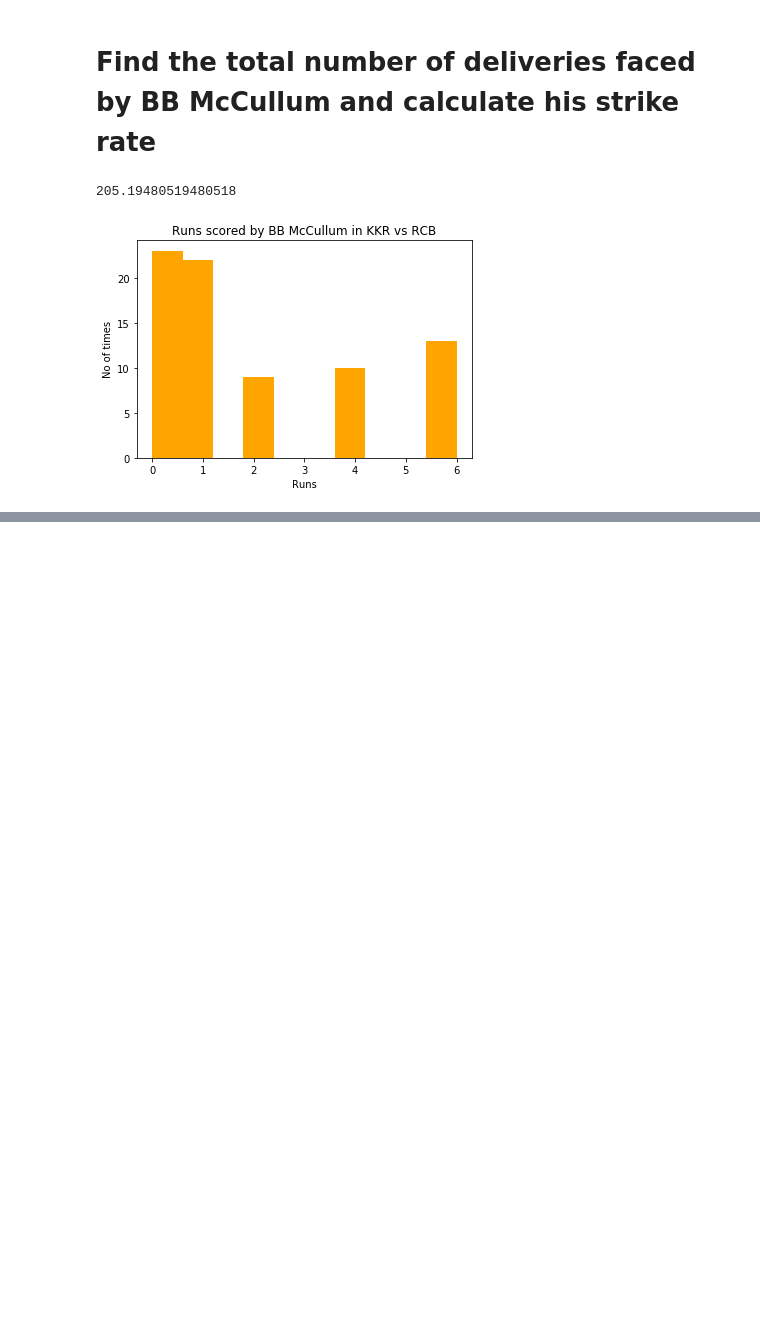
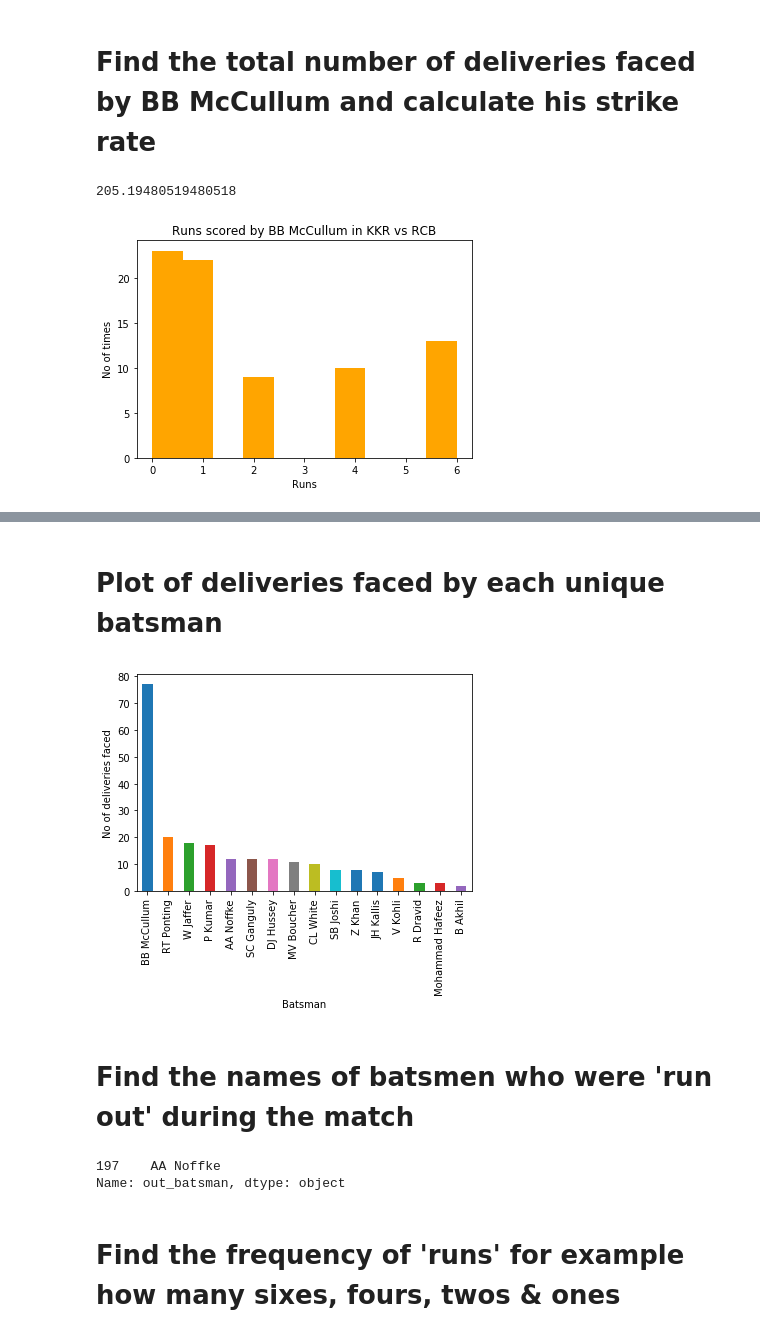
Before and after one commit to sannidh/ML101, a Jupyter notebook: Applications_Python_Blog1.ipynb, the cells around one changed output, grey strips where cells are left out. Saved outputs shown, nothing was run; the diff lists cells and outputs as text; code cells hidden in the pictures; blank space fills up the shorter version.

```diff
--- a/Applications_Python_Blog1.ipynb
+++ b/Applications_Python_Blog1.ipynb
@@ -145,0 +148,4 @@ plt.show()
+# %%
+import pandas as pd
+ipl_df=pd.read_csv('Documents/IPLM1.csv')
+ipl_df.head()
@@ -145,0 +233,21 @@ plt.show()
+# %% [markdown]
+# Plot of deliveries faced by each unique batsman
+# %%
+import matplotlib.pyplot as plt
+ipl_df['batsman'].value_counts().plot(kind='bar')
+plt.xlabel('Batsman')
+plt.ylabel('No of deliveries faced')
+plt.savefig('Bar_deliveries_faced.jpg')
+plt.show()
+# %% [output]
+[figure, added]
+# %% [markdown]
+# Find the names of batsmen who were 'run out' during the match
+# %%
+ipl_df.head(2)
+ipl_df['out_batsman'][ipl_df['out_type']=='run out']
+# %% [output]
+197    AA Noffke
+Name: out_batsman, dtype: object
+# %% [markdown]
+# Find the frequency of 'runs' for example how many sixes, fours, twos & ones
```
Also changed, not shown: parts of 19 cells of this notebook.
